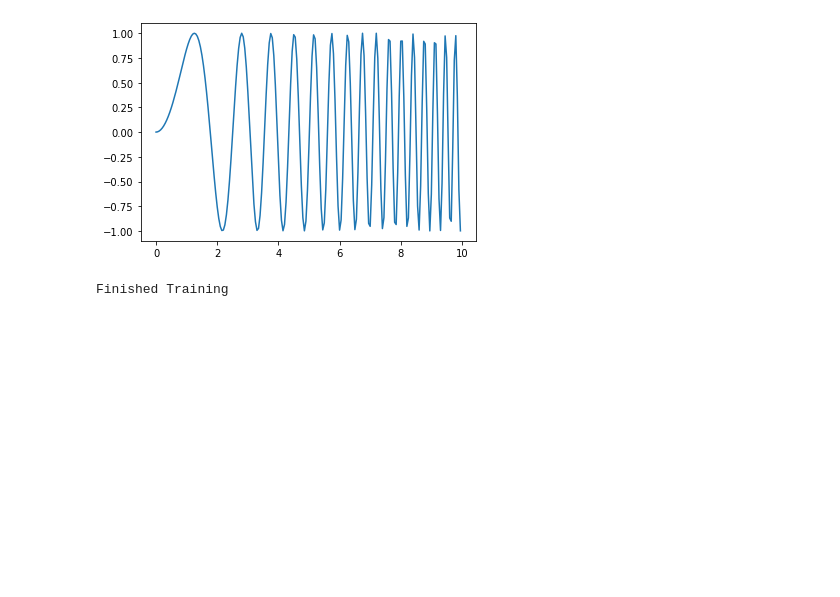
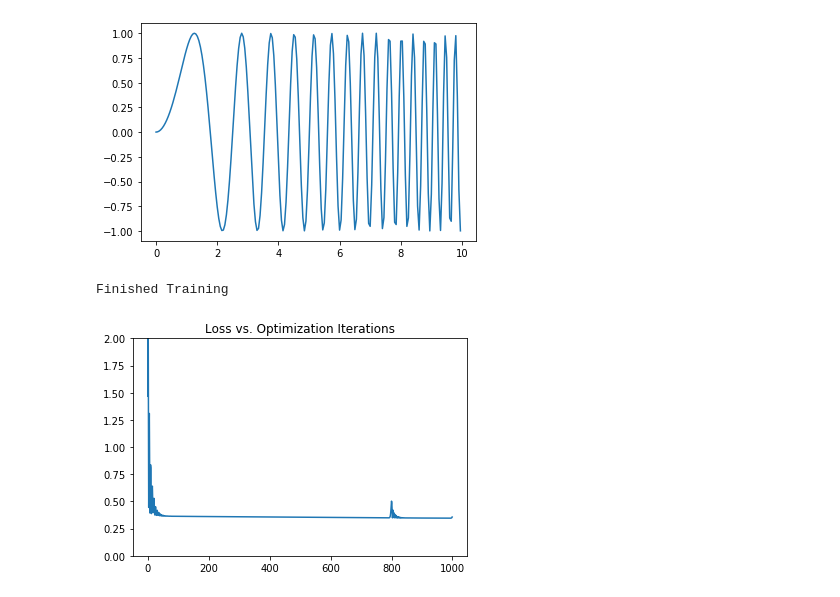
Before and after one commit to Sam-Saarinen/WHOI-ML, a Jupyter notebook: Section 2/Part 1/2-1 Neural Networks.ipynb, the cells around one changed output. Saved outputs shown, nothing was run; the diff lists cells and outputs as text; code cells hidden in the pictures; blank space fills up the shorter version.

```diff
--- a/Section 2/Part 1/2-1 Neural Networks.ipynb
+++ b/Section 2/Part 1/2-1 Neural Networks.ipynb
@@ -55,43 +56,48 @@ for f in net.parameters():
     f.data.sub_(f.grad.data * learning_rate)
 # %%
 from tqdm import trange # Used to provide progress bar
+
+losses = []
 
 # create your optimizer
 optimizer = optim.Adam(net.parameters())
 criterion = nn.MSELoss()
 
-num_epochs = 10000
+num_epochs = 1000
 t = trange(num_epochs)
 for epoch in t:  # loop over the dataset multiple times
 
     running_loss = 0.0
 
     # wrap them in Variable
     reshaped_inputs = inputs.view(-1, 1) # Structure with each input in its own row
     reshaped_outputs = true_vals.view(-1, 1) # Neglecting to have outputs and true vals to match dimension is a common mistake.
 
     # forward + backward + optimize
     outputs = net(reshaped_inputs)
     #print(outputs)
     #print(reshaped_outputs)
-    #loss = criterion(outputs, reshaped_outputs)
-    error = reshaped_outputs - outputs
-    #print("ERROR")
-    #print(error)
-    loss = (error ** 2).mean()
+    loss = criterion(outputs, reshaped_outputs)
+    losses.append(loss)
 
     loss.backward()
     optimizer.step()
 
     # zero the parameter gradients
     optimizer.zero_grad()
 
     t.set_description('ML (loss=%g)' % loss.item()) # Updates Loss information
     #t.set_description('ML Loss: ' + str(loss.item())) # Updates Loss information
 
 print('Finished Training')
+
+plt.plot(range(len(losses)), losses)
+plt.ylim(0, 2) # Set convenient plotting limits to see the interesting region.
+plt.title("Loss vs. Optimization Iterations")
+plt.show()
 # %% [output]
 Finished Training
+[figure, added]
 # %%
 predicted =net.forward(reshaped_inputs).data.numpy()
 
```
Also changed, not shown: parts of 3 cells of this notebook.
